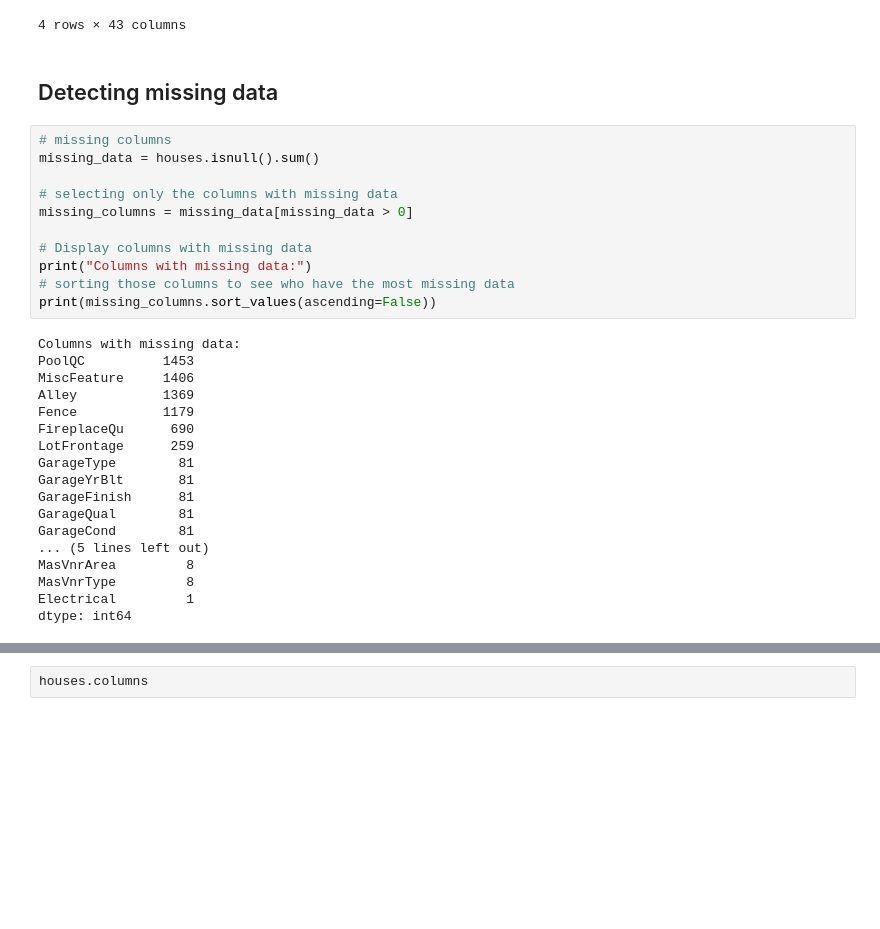
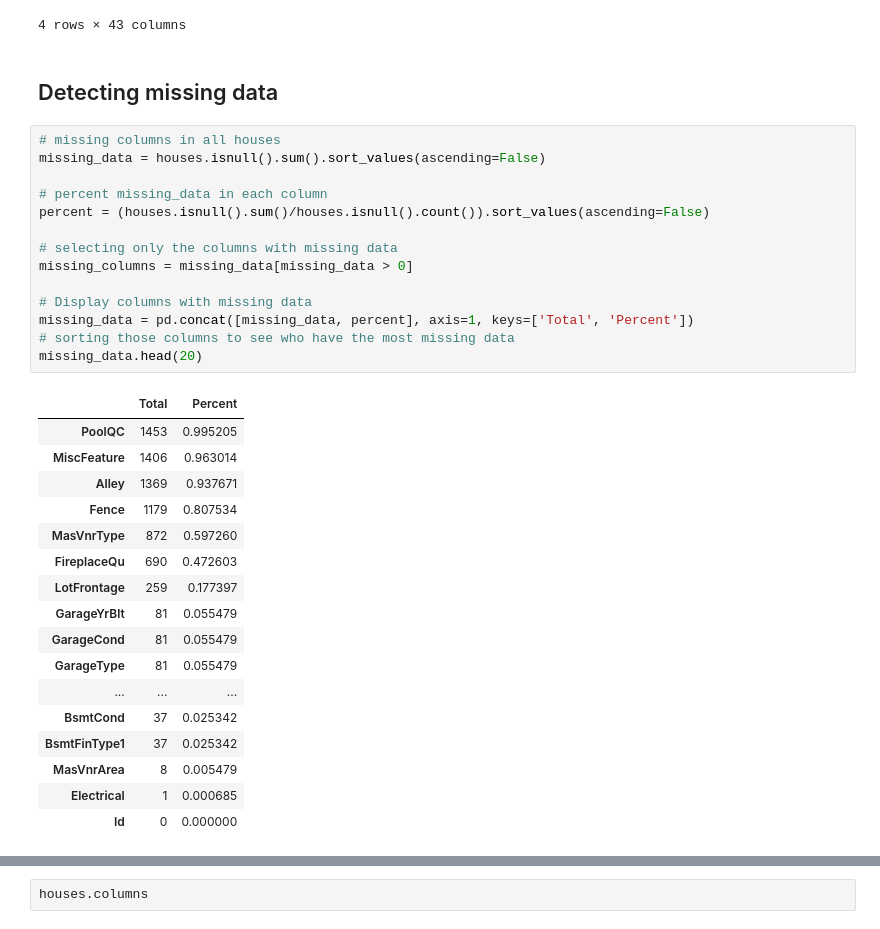
Before and after one commit to hossamAhmedSalah/ML_PROJECT, a Jupyter notebook: House_Pricing/house_pricing.ipynb, the cells around one changed output, grey strips where cells are left out. Cells and saved outputs as stored; diff of their text form; blank space fills up the shorter version.

```diff
--- a/House_Pricing/house_pricing.ipynb
+++ b/House_Pricing/house_pricing.ipynb
@@ -177,36 +180,39 @@ houses.describe(include='O')
 | freq | 1151 | 1454 | 50 | 925 | 1311 | 1459 | 1052 | 1382 | 225 | ... |
 4 rows × 43 columns
 # %% [markdown]
-<h2 id="21">Detecting missing data</h2>
+<h2 id="2.2">Detecting missing data</h2>
 # %%
-# missing columns
-missing_data = houses.isnull().sum()
+# missing columns in all houses
+missing_data = houses.isnull().sum().sort_values(ascending=False)
+
+# percent missing_data in each column
+percent = (houses.isnull().sum()/houses.isnull().count()).sort_values(ascending=False)
 
 # selecting only the columns with missing data
 missing_columns = missing_data[missing_data > 0]
 
 # Display columns with missing data
-print("Columns with missing data:")
+missing_data = pd.concat([missing_data, percent], axis=1, keys=['Total', 'Percent'])
 # sorting those columns to see who have the most missing data
-print(missing_columns.sort_values(ascending=False))
+missing_data.head(20)
 # %% [output]
-Columns with missing data:
-PoolQC          1453
-MiscFeature     1406
-Alley           1369
-Fence           1179
-FireplaceQu      690
-LotFrontage      259
-GarageType        81
-GarageYrBlt       81
-GarageFinish      81
-GarageQual        81
-GarageCond        81
-... (5 lines left out)
-MasVnrArea         8
-MasVnrType         8
-Electrical         1
-dtype: int64
+|  | Total | Percent |
+| PoolQC | 1453 | 0.995205 |
+| MiscFeature | 1406 | 0.963014 |
+| Alley | 1369 | 0.937671 |
+| Fence | 1179 | 0.807534 |
+| MasVnrType | 872 | 0.597260 |
+| FireplaceQu | 690 | 0.472603 |
+| LotFrontage | 259 | 0.177397 |
+| GarageYrBlt | 81 | 0.055479 |
+| GarageCond | 81 | 0.055479 |
+| GarageType | 81 | 0.055479 |
+| ... | ... | ... |
+| BsmtCond | 37 | 0.025342 |
+| BsmtFinType1 | 37 | 0.025342 |
+| MasVnrArea | 8 | 0.005479 |
+| Electrical | 1 | 0.000685 |
+| Id | 0 | 0.000000 |
 # %%
 # Exploring the types of the columns that have missing data
 houses.loc[:, missing_columns.index].dtypes
```
Also changed, not shown: parts of 31 cells of this notebook, 1 other file.
